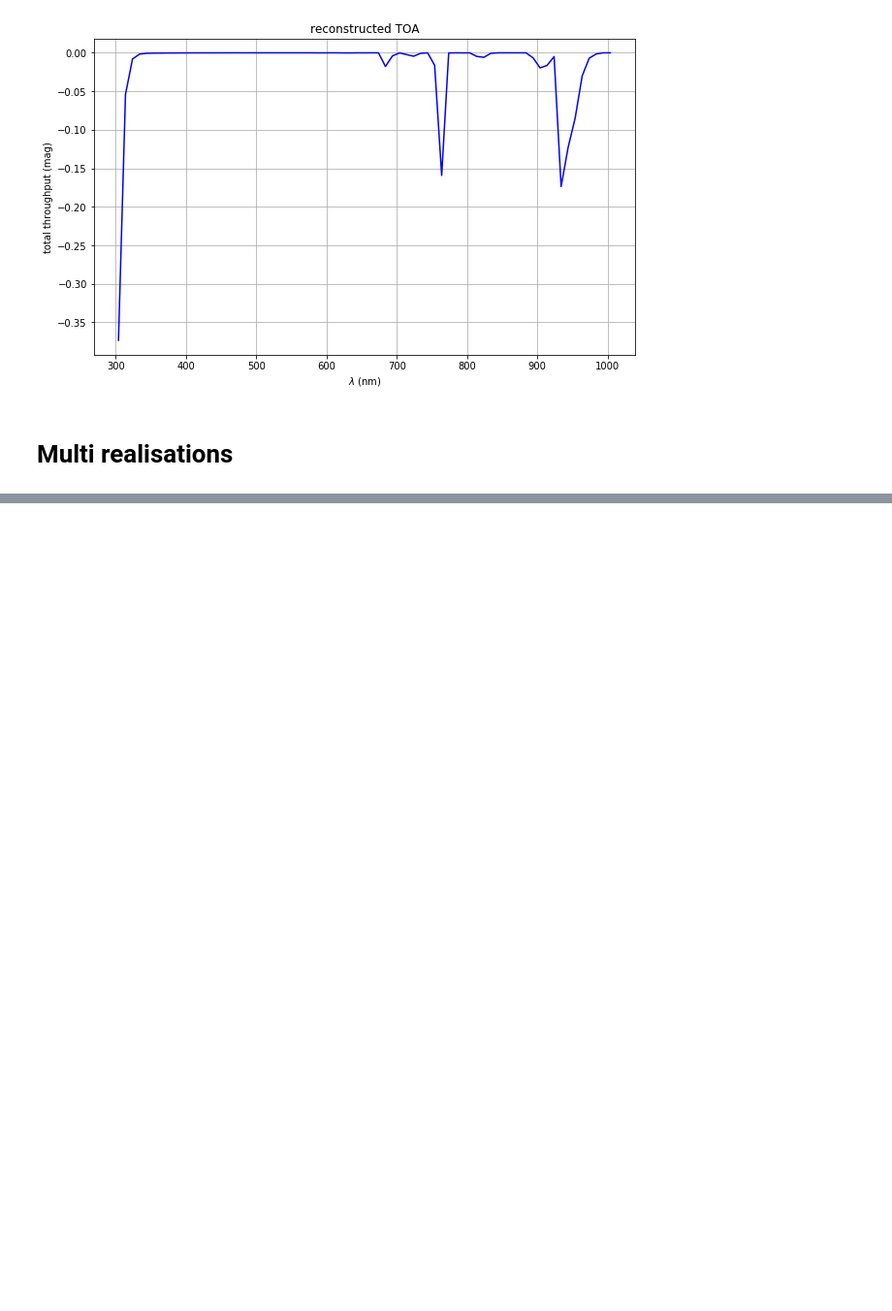
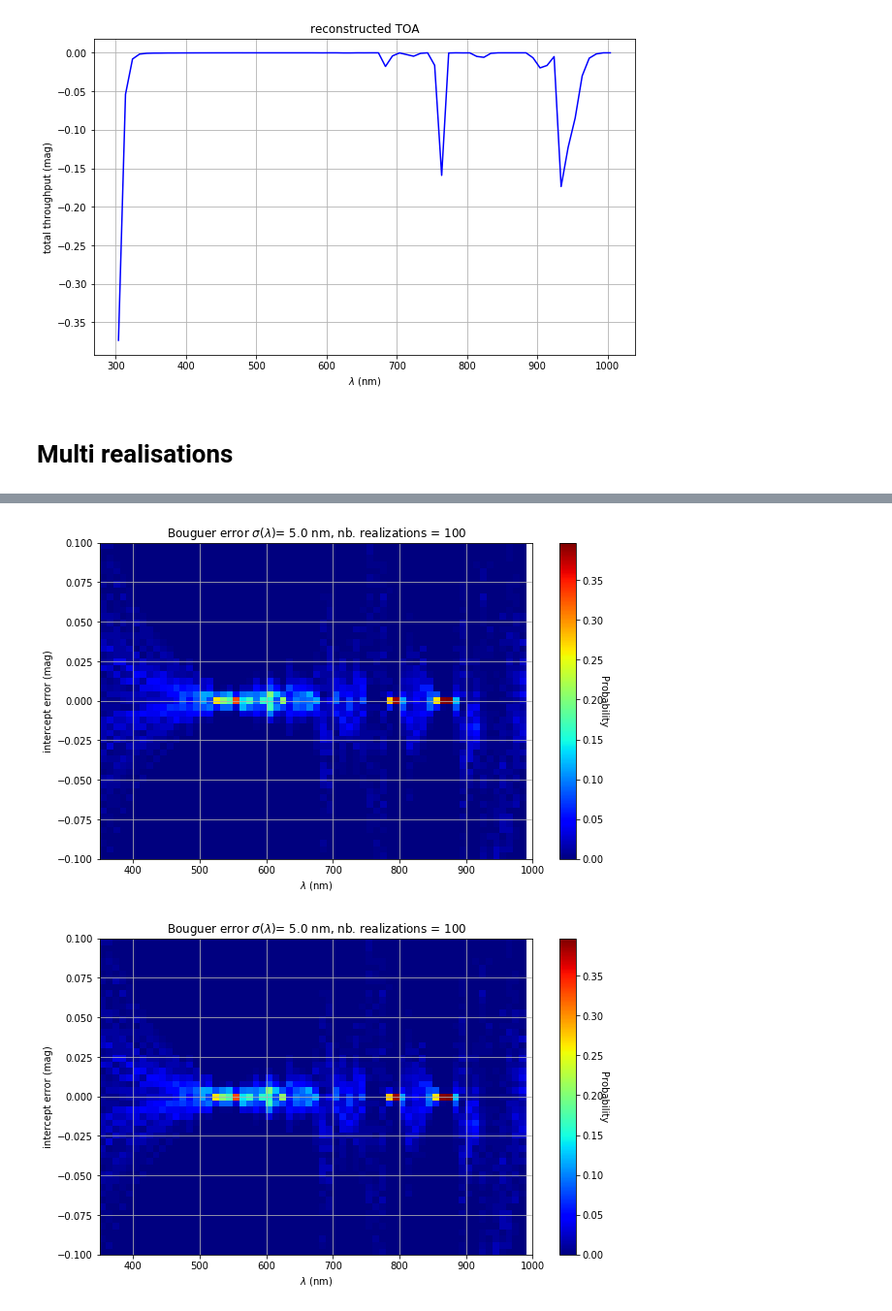
Before and after one commit to sylvielsstfr/AtmosphericAttenuationLaw, a Jupyter notebook: SimuRTMultiRealizations.ipynb, the cells around one changed output, grey strips where cells are left out. Shown: that part at 97% size. Cells and saved outputs as stored; diff of their text form; code cells hidden in the pictures; blank space fills up the shorter version.

```diff
--- a/SimuRTMultiRealizations.ipynb
+++ b/SimuRTMultiRealizations.ipynb
@@ -84,0 +81,5 @@ ImportError: No module named histogrammar
+# %%
+PlotHist2dBouguerInterceptError(all_wl,all_y,thetitle)
+# %% [output]
+[figure, added]
+[figure, added]
```
Also changed, not shown: parts of 3 cells of this notebook, 1 other file.
